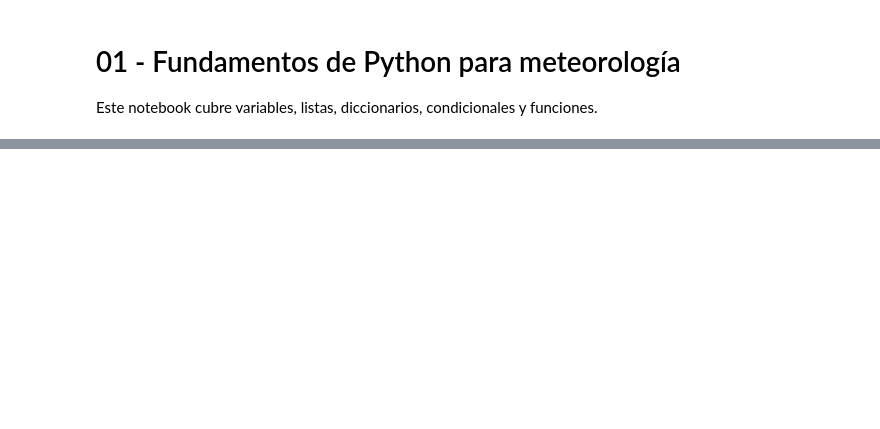
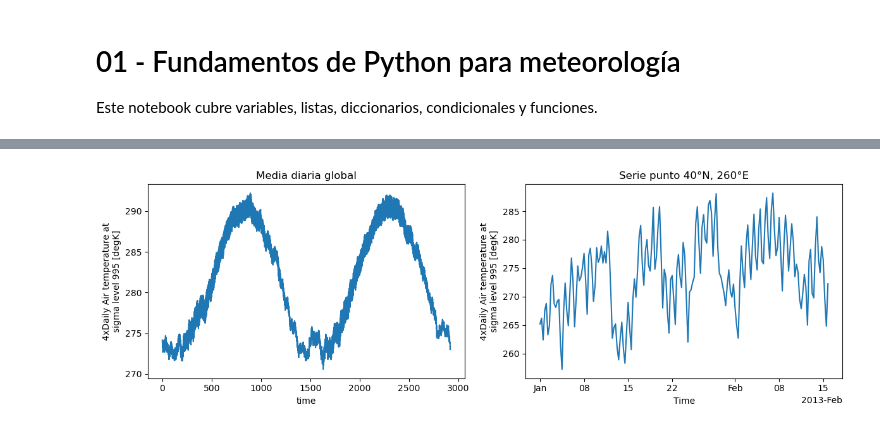
Before and after one commit to jpantojac/wrf-course, a Jupyter notebook: notebooks/01_introduccion_python.ipynb, the cells around one changed output, grey strips where cells are left out. Cells and saved outputs as stored; diff of their text form; code cells hidden in the pictures; blank space fills up the shorter version.

```diff
--- a/notebooks/01_introduccion_python.ipynb
+++ b/notebooks/01_introduccion_python.ipynb
@@ -36,0 +317,12 @@ print('CATAM (K):', c_to_k(obs['CATAM']))
+# %%
+import matplotlib.pyplot as plt
+air = xr.tutorial.open_dataset("air_temperature")["air"]
+# Media diaria global y una serie en un punto
+daily_mean = air.resample(time="1D").mean(("lat","lon"))
+pt = air.sel(lat=40, lon=260, method="nearest")
+fig, axes = plt.subplots(1,2, figsize=(12,4))
+daily_mean.plot(ax=axes[0]); axes[0].set_title("Media diaria global")
+pt.sel(time=slice("2013-01-01","2013-02-15")).plot(ax=axes[1]); axes[1].set_title("Serie punto 40°N, 260°E")
+plt.tight_layout()
+# %% [output]
+[figure, added]
```
Also changed, not shown: parts of 31 cells of this notebook, 7 other files.
